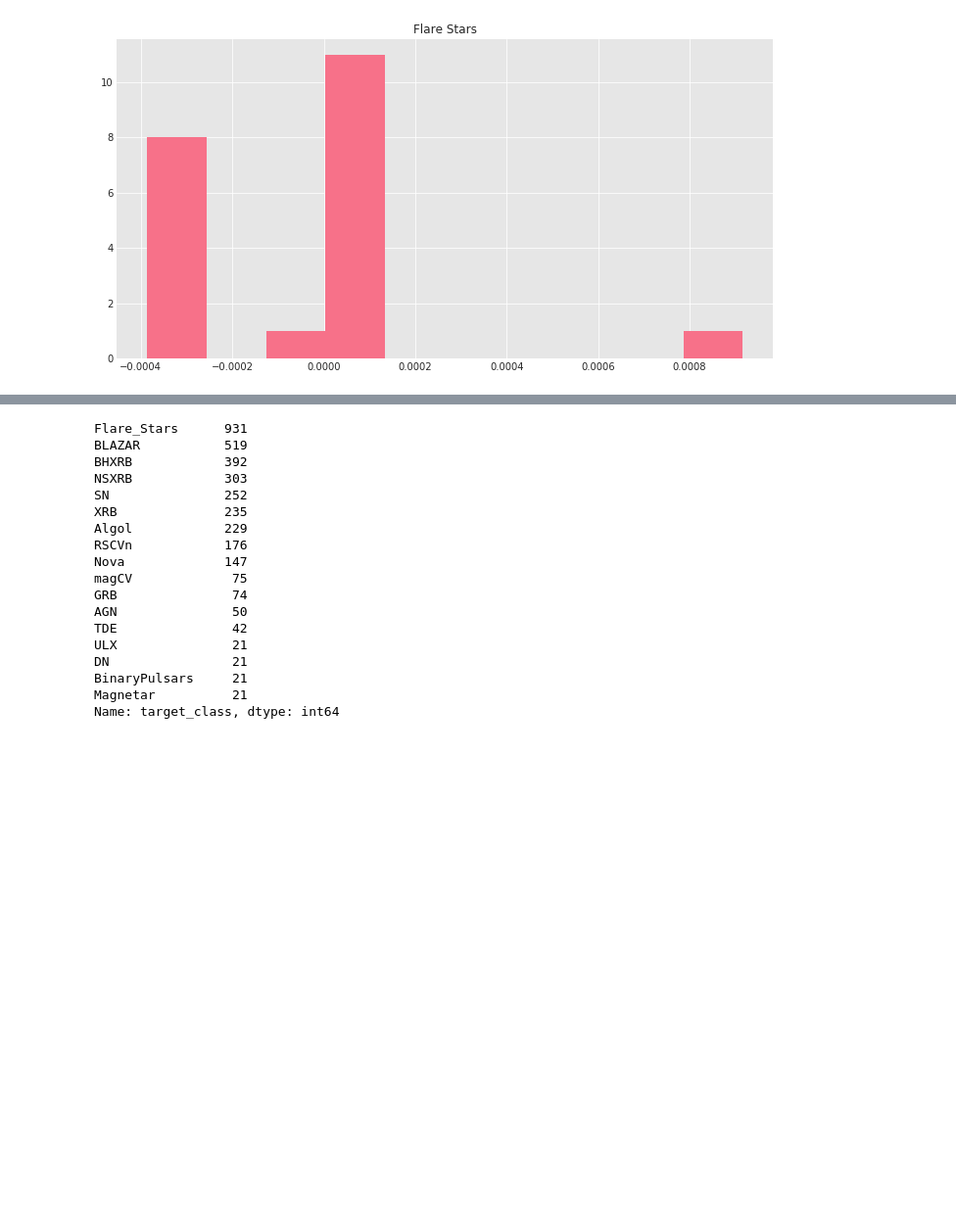
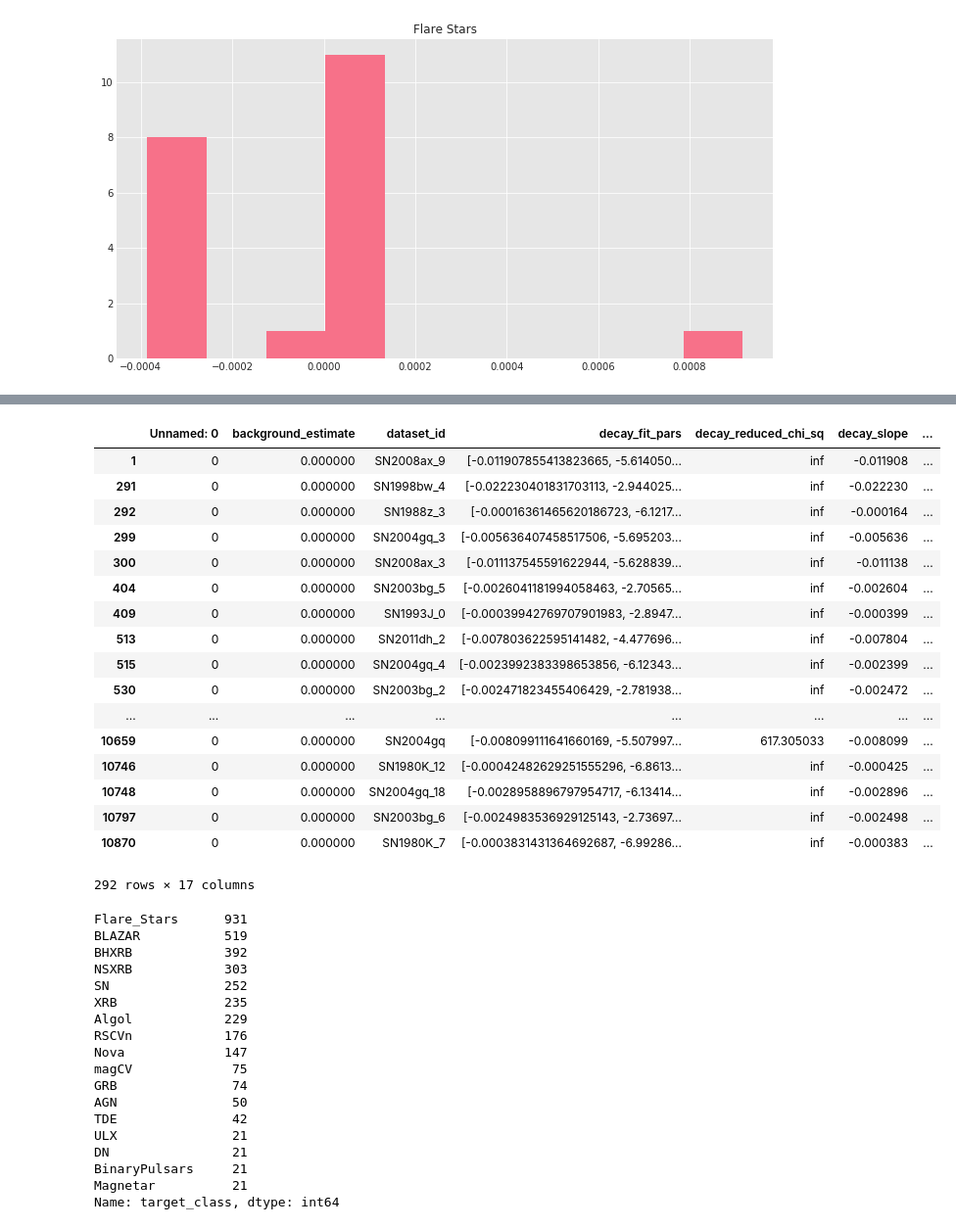
Before and after one commit to kimeels/variability-timescale-analysis-paper, a Jupyter notebook: scripts/Plotting_fluxVsTau.ipynb, the cells around one changed output, grey strips where cells are left out. Shown: that part at 98% size. Drawn from its saved outputs; the diff is of its cells as text; code cells hidden in the pictures; blank space fills up the shorter version.

```diff
--- a/scripts/Plotting_fluxVsTau.ipynb
+++ b/scripts/Plotting_fluxVsTau.ipynb
@@ -118,3 +118,24 @@ pl.show()
+# %%
+df.loc[(df["target_class"] == "SN" )]
+# %% [output]
+|  | Unnamed: 0 | background_estimate | dataset_id | decay_fit_pars | decay_reduced_chi_sq | decay_slope | ... |
+| 1 | 0 | 0.000000 | SN2008ax_9 | [-0.011907855413823665, -5.614050... | inf | -0.011908 | ... |
+| 291 | 0 | 0.000000 | SN1998bw_4 | [-0.022230401831703113, -2.944025... | inf | -0.022230 | ... |
+| 292 | 0 | 0.000000 | SN1988z_3 | [-0.00016361465620186723, -6.1217... | inf | -0.000164 | ... |
+| 299 | 0 | 0.000000 | SN2004gq_3 | [-0.005636407458517506, -5.695203... | inf | -0.005636 | ... |
+| 300 | 0 | 0.000000 | SN2008ax_3 | [-0.011137545591622944, -5.628839... | inf | -0.011138 | ... |
+| 404 | 0 | 0.000000 | SN2003bg_5 | [-0.0026041181994058463, -2.70565... | inf | -0.002604 | ... |
+| 409 | 0 | 0.000000 | SN1993J_0 | [-0.00039942769707901983, -2.8947... | inf | -0.000399 | ... |
+| 513 | 0 | 0.000000 | SN2011dh_2 | [-0.007803622595141482, -4.477696... | inf | -0.007804 | ... |
+| 515 | 0 | 0.000000 | SN2004gq_4 | [-0.0023992383398653856, -6.12343... | inf | -0.002399 | ... |
+| 530 | 0 | 0.000000 | SN2003bg_2 | [-0.002471823455406429, -2.781938... | inf | -0.002472 | ... |
+| ... | ... | ... | ... | ... | ... | ... | ... |
+| 10659 | 0 | 0.000000 | SN2004gq | [-0.008099111641660169, -5.507997... | 617.305033 | -0.008099 | ... |
+| 10746 | 0 | 0.000000 | SN1980K_12 | [-0.00042482629251555296, -6.8613... | inf | -0.000425 | ... |
+| 10748 | 0 | 0.000000 | SN2004gq_18 | [-0.0028958896797954717, -6.13414... | inf | -0.002896 | ... |
+| 10797 | 0 | 0.000000 | SN2003bg_6 | [-0.0024983536929125143, -2.73697... | inf | -0.002498 | ... |
+| 10870 | 0 | 0.000000 | SN1980K_7 | [-0.0003831431364692687, -6.99286... | inf | -0.000383 | ... |
+292 rows × 17 columns
 # %%
 df['target_class'].value_counts()
 # %% [output]
```
Also changed, not shown: parts of 2 cells of this notebook, 2 other files.
